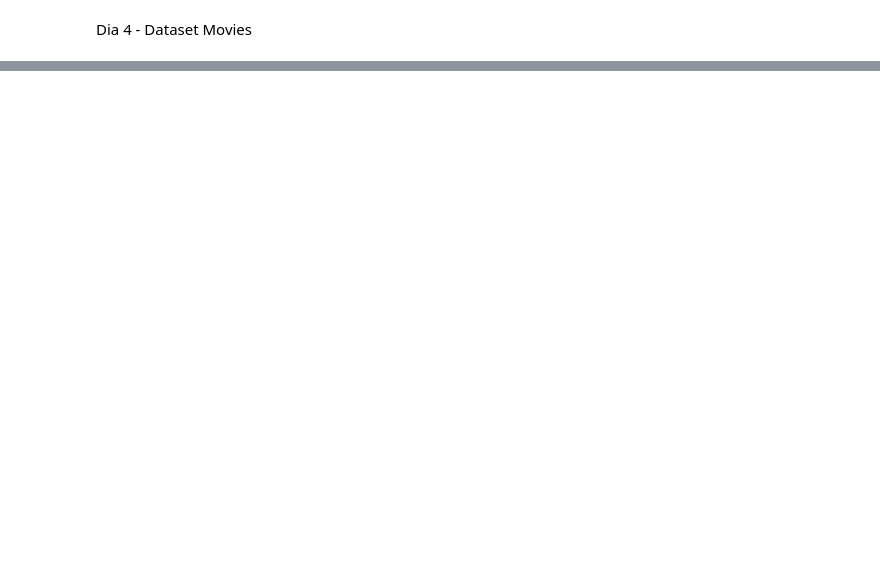
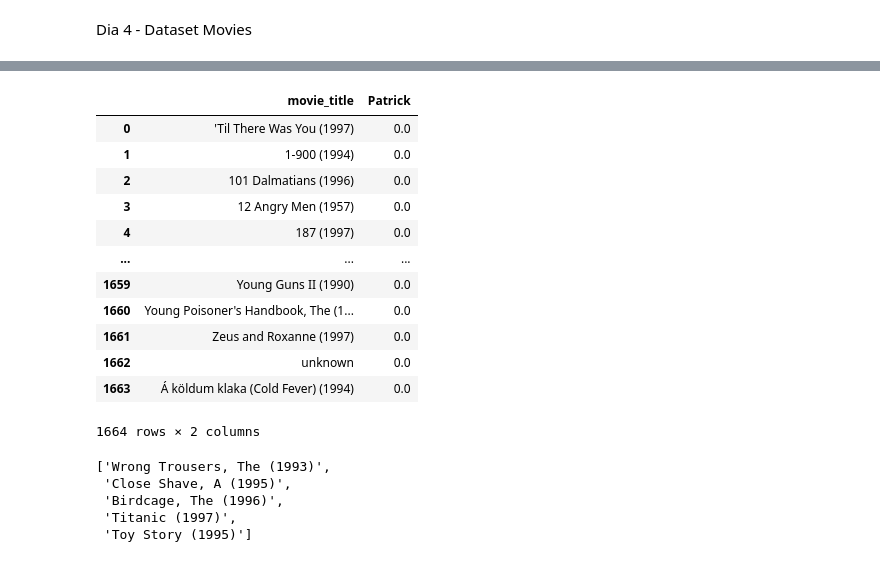
Before and after one commit to riquelmept/7DaysOfCode-DataScience, a Jupyter notebook: 04-7-days-of-code-cd.ipynb, the cells around one changed output, grey strips where cells are left out. Cells and saved outputs as stored; diff of their text form; code cells hidden in the pictures; blank space fills up the shorter version.

```diff
--- a/04-7-days-of-code-cd.ipynb
+++ b/04-7-days-of-code-cd.ipynb
@@ -792,0 +251,5 @@ sugestoes(944)
+# %%
+# Dataset do usuário
+
+ds_usuario = recomendacao.loc[nome].to_frame()
+ds_usuario
@@ -792,0 +271,19 @@ sugestoes(944)
+# %%
+# Criando um novo dataset com o nome do filme e a nota dada pelo usuário, sem o indíce
+vizinhanca = ds_usuario
+vizinhanca_df = vizinhanca.reset_index()
+vizinhanca_df
+# %% [output]
+|  | movie_title | Patrick |
+| 0 | 'Til There Was You (1997) | 0.0 |
+| 1 | 1-900 (1994) | 0.0 |
+| 2 | 101 Dalmatians (1996) | 0.0 |
+| 3 | 12 Angry Men (1957) | 0.0 |
+| 4 | 187 (1997) | 0.0 |
+| ... | ... | ... |
+| 1659 | Young Guns II (1990) | 0.0 |
+| 1660 | Young Poisoner's Handbook, The (1... | 0.0 |
+| 1661 | Zeus and Roxanne (1997) | 0.0 |
+| 1662 | unknown | 0.0 |
+| 1663 | Á köldum klaka (Cold Fever) (1994) | 0.0 |
+1664 rows × 2 columns
@@ -792,0 +309,13 @@ sugestoes(944)
+# %%
+# Acrescento os vizinhos e as notas dadas por eles. No final, faço uma coluna soma e indico os filmes favoritos do grupo
+
+vizinhanca['SOMA'] = vizinhanca[pos1] + vizinhanca[pos2] + vizinhanca[pos3] + vizinhanca[pos4] + vizinhanca[pos5]
+indicacao = vizinhanca.sort_values(by='SOMA', ascending=False)
+indicacao = indicacao.query(f'{nome} == 0')
+list(indicacao['movie_title'][:5])
+# %% [output]
+['Wrong Trousers, The (1993)',
+ 'Close Shave, A (1995)',
+ 'Birdcage, The (1996)',
+ 'Titanic (1997)',
+ 'Toy Story (1995)']
```
Also changed, not shown: parts of 97 cells of this notebook.
